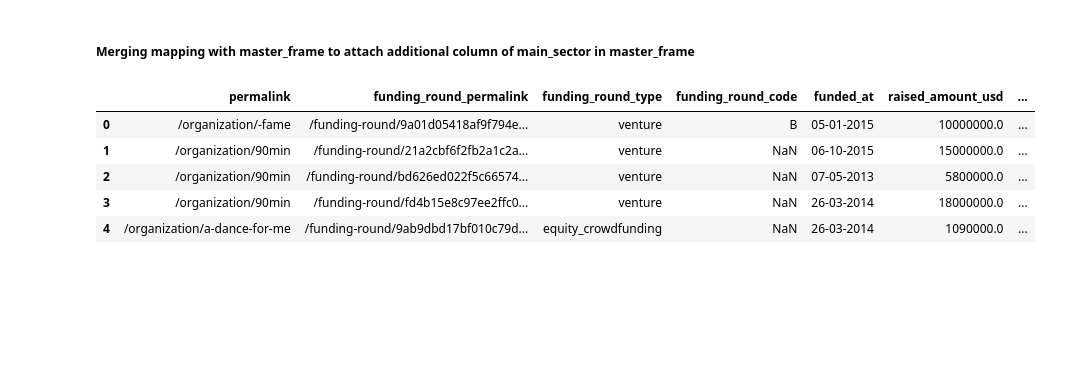
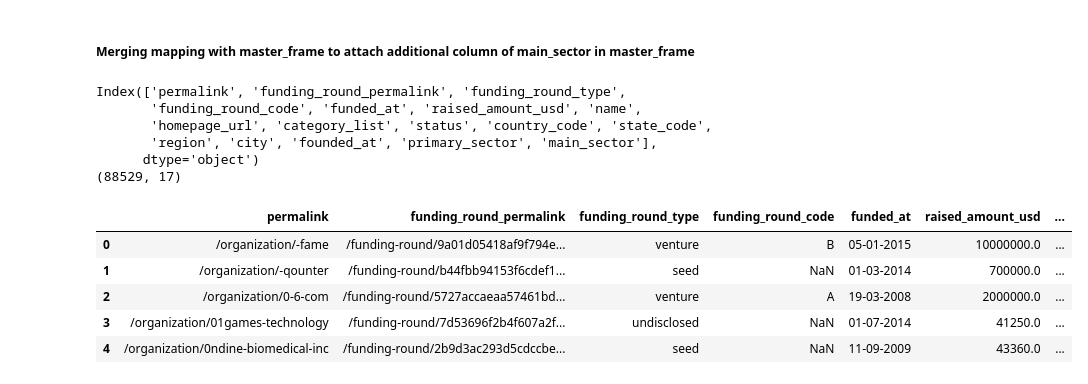
Before and after one commit to khairnardevashish/Investment-Analysis-Spark-Funds-, a Jupyter notebook: Investment_Analysis.ipynb, the cells around one changed output. Saved outputs shown, nothing was run; the diff lists cells and outputs as text; code cells hidden in the pictures; blank space fills up the shorter version.

```diff
--- a/Investment_Analysis.ipynb
+++ b/Investment_Analysis.ipynb
@@ -149,6 +149,3 @@ region                      1184
 city                        1181
 founded_at                 13369
 dtype: int64
-# %%
-master_frame = master_frame[pd.notnull(master_frame["name"])]
-master_frame.isnull().sum()
@@ -327,6 +316,7 @@ Name: primary_sector, Length: 708, dtype: int64
 ## Mapping of Sectors
 # %%
 mapping = pd.read_csv("Datasets/mapping.csv")
+mapping = mapping[pd.notnull(mapping.category_list)]
 mapping.info()
 # %% [output]
 <class 'pandas.core.frame.DataFrame'>
@@ -395,0 +384,4 @@ mapping.head()
+# %%
+#Before Merging masater_frame and mapping we need to lowercase the common values to be on safer side
+master_frame.primary_sector = master_frame.primary_sector.apply(lambda x: x.lower())
+mapping.primary_sector = mapping.primary_sector.apply(lambda x: x.lower())
@@ -395,0 +390,23 @@ mapping.head()
+# %%
+list_cat_mapping = mapping.primary_sector.unique()
+list_cat_master = master_frame.primary_sector.unique()
+list_fin = np.setdiff1d(list_cat_mapping, list_cat_master)
+print(list_fin, "\n\n")
+
+# At most of the time 'na' is given as '0' Need to replace
+mapping.primary_sector= mapping.primary_sector.apply(lambda x: x.replace('0','na'))
+list_cat_mapping = mapping.primary_sector.unique()
+list_cat_master = master_frame.primary_sector.unique()
+list_fin = np.setdiff1d(list_cat_mapping, list_cat_master)
+print(list_fin, "\n\n")
+
+# In above list I can observe a value "enterprise 2.na"... need to replace with correct
+enterprise = master_frame.loc[master_frame['primary_sector'].str.contains('enterprise 2.', case=False)]
+enterprise
+
+# enterprise 2.na should be enterprise 2.0 (need to replace 2.na with 2.0)
+mapping.primary_sector= mapping.primary_sector.apply(lambda x: x.replace('2.na','2.0'))
+list_cat_mapping = mapping.primary_sector.unique()
+list_cat_master = master_frame.primary_sector.unique()
+list_fin = np.setdiff1d(list_cat_mapping, list_cat_master)
+print(list_fin, "\n\n")
@@ -396,12 +431,20 @@ mapping.head()
 # %% [markdown]
 ##### Merging mapping with master_frame to attach additional column of main_sector in master_frame
 # %%
-master_frame = pd.merge(master_frame, mapping, on = "primary_sector")
+master_frame = pd.merge(master_frame, mapping, on = "primary_sector", how='left')
+print(master_frame.columns)
+print(master_frame.shape)
 master_frame.head()
 # %% [output]
+Index(['permalink', 'funding_round_permalink', 'funding_round_type',
+       'funding_round_code', 'funded_at', 'raised_amount_usd', 'name',
+       'homepage_url', 'category_list', 'status', 'country_code', 'state_code',
+       'region', 'city', 'founded_at', 'primary_sector', 'main_sector'],
+      dtype='object')
+(88529, 17)
 |  | permalink | funding_round_permalink | funding_round_type | funding_round_code | funded_at | raised_amount_usd | ... |
 | 0 | /organization/-fame | /funding-round/9a01d05418af9f794e... | venture | B | 05-01-2015 | 10000000.0 | ... |
-| 1 | /organization/90min | /funding-round/21a2cbf6f2fb2a1c2a... | venture | NaN | 06-10-2015 | 15000000.0 | ... |
-| 2 | /organization/90min | /funding-round/bd626ed022f5c66574... | venture | NaN | 07-05-2013 | 5800000.0 | ... |
-| 3 | /organization/90min | /funding-round/fd4b15e8c97ee2ffc0... | venture | NaN | 26-03-2014 | 18000000.0 | ... |
-| 4 | /organization/a-dance-for-me | /funding-round/9ab9dbd17bf010c79d... | equity_crowdfunding | NaN | 26-03-2014 | 1090000.0 | ... |
+| 1 | /organization/-qounter | /funding-round/b44fbb94153f6cdef1... | seed | NaN | 01-03-2014 | 700000.0 | ... |
+| 2 | /organization/0-6-com | /funding-round/5727accaeaa57461bd... | venture | A | 19-03-2008 | 2000000.0 | ... |
+| 3 | /organization/01games-technology | /funding-round/7d53696f2b4f607a2f... | undisclosed | NaN | 01-07-2014 | 41250.0 | ... |
+| 4 | /organization/0ndine-biomedical-inc | /funding-round/2b9d3ac293d5cdccbe... | seed | NaN | 11-09-2009 | 43360.0 | ... |
```
Also changed, not shown: parts of 47 cells of this notebook.
